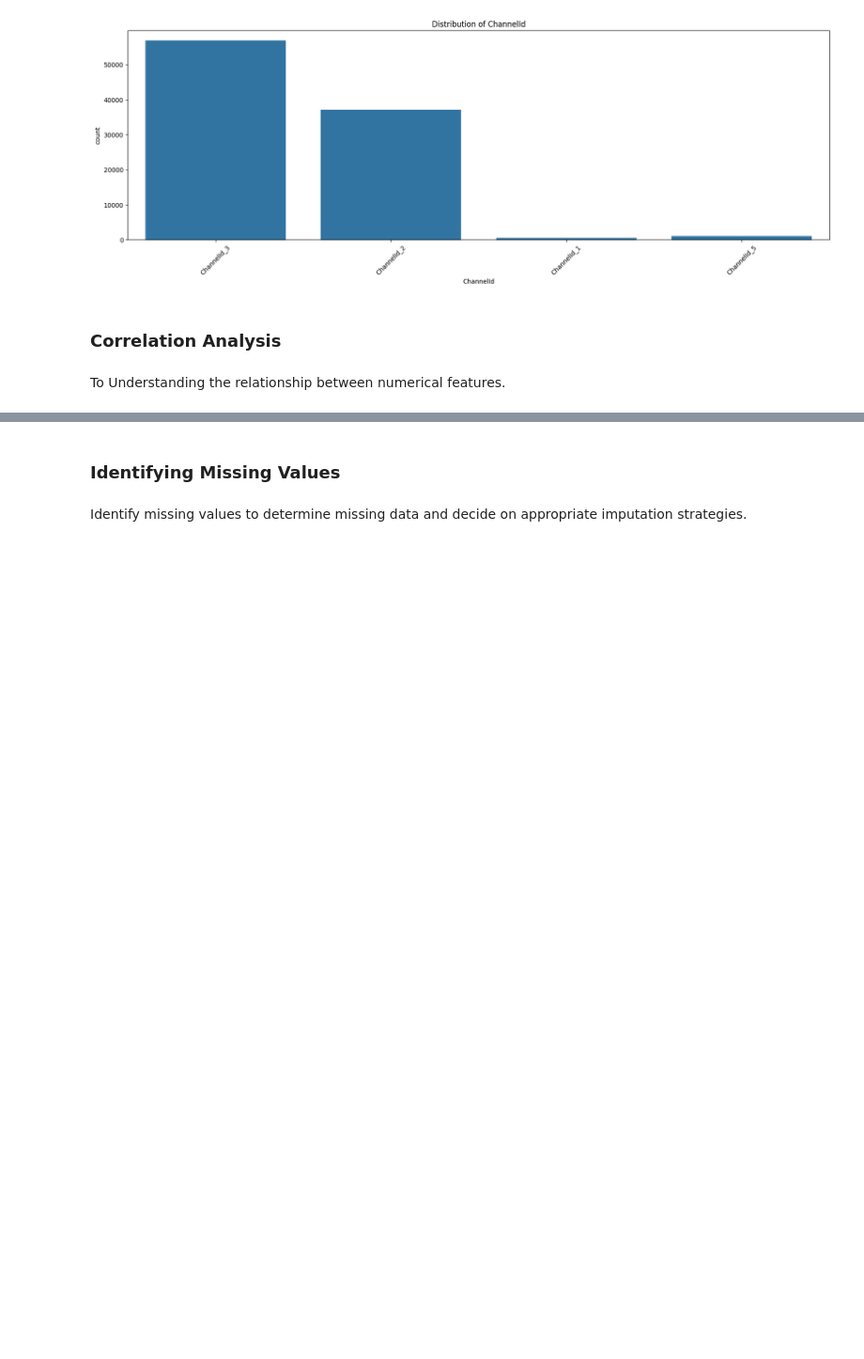
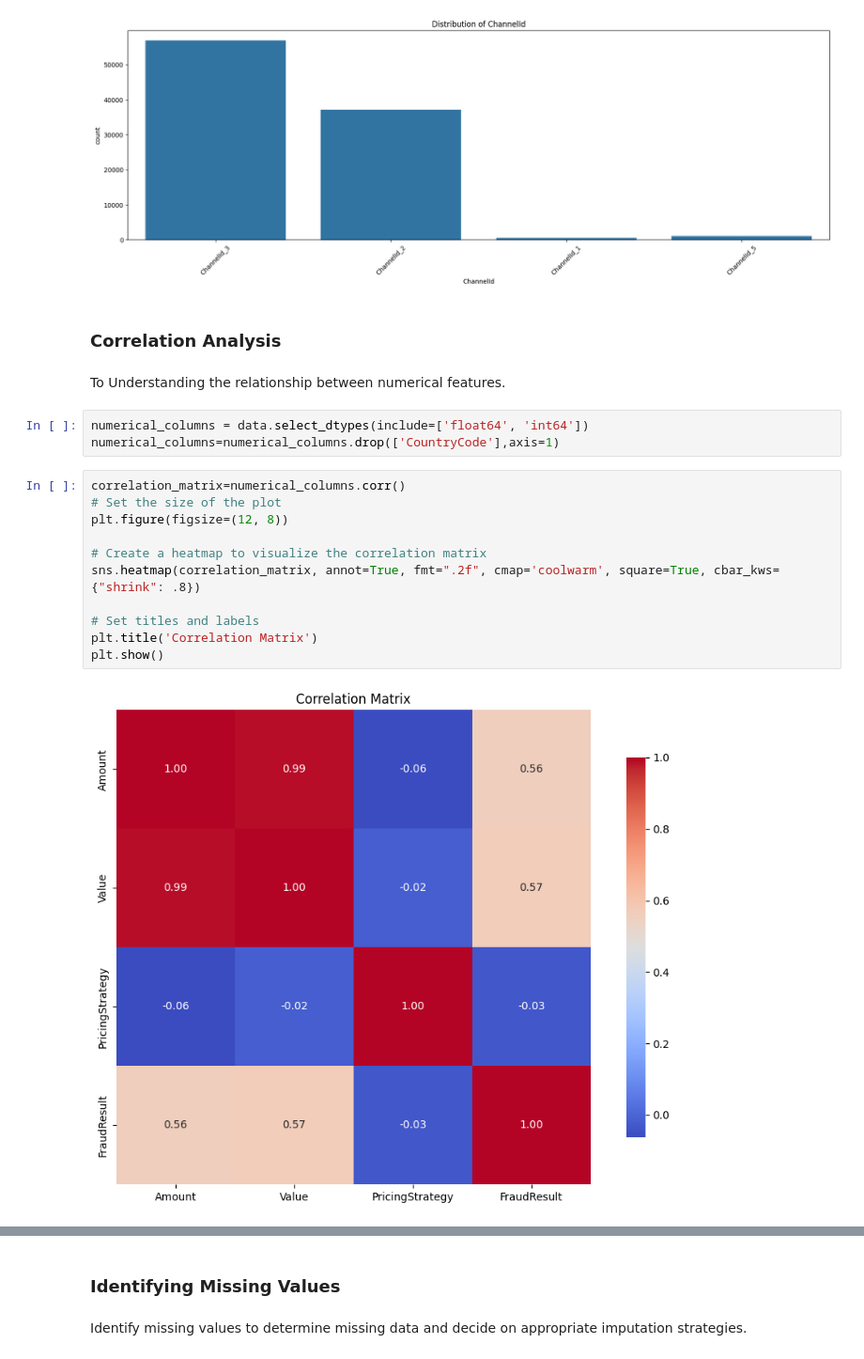
Before and after one commit to GuleWako/Credit-Risk-Analysis, a Jupyter notebook: notebooks/creditRiskAnalysis.ipynb, the cells around one changed output, grey strips where cells are left out. Shown: that part at 94% size. Drawn from its saved outputs; the diff is of its cells as text; blank space fills up the shorter version.

Commit message:
categorical distribution and correlation

```diff
--- a/notebooks/creditRiskAnalysis.ipynb
+++ b/notebooks/creditRiskAnalysis.ipynb
@@ -219,3 +217,19 @@ for col in ['CurrencyCode','ProviderId','ProductId','ProductCategory','ChannelId
 ### Correlation Analysis
 # %% [markdown]
 To Understanding the relationship between numerical features.
+# %%
+numerical_columns = data.select_dtypes(include=['float64', 'int64'])
+numerical_columns=numerical_columns.drop(['CountryCode'],axis=1)
+# %%
+correlation_matrix=numerical_columns.corr()
+# Set the size of the plot
+plt.figure(figsize=(12, 8))
+
+# Create a heatmap to visualize the correlation matrix
+sns.heatmap(correlation_matrix, annot=True, fmt=".2f", cmap='coolwarm', square=True, cbar_kws={"shrink": .8})
+
+# Set titles and labels
+plt.title('Correlation Matrix')
+plt.show()
+# %% [output]
+[figure, added]
```
Also changed, not shown: parts of 9 cells of this notebook.
